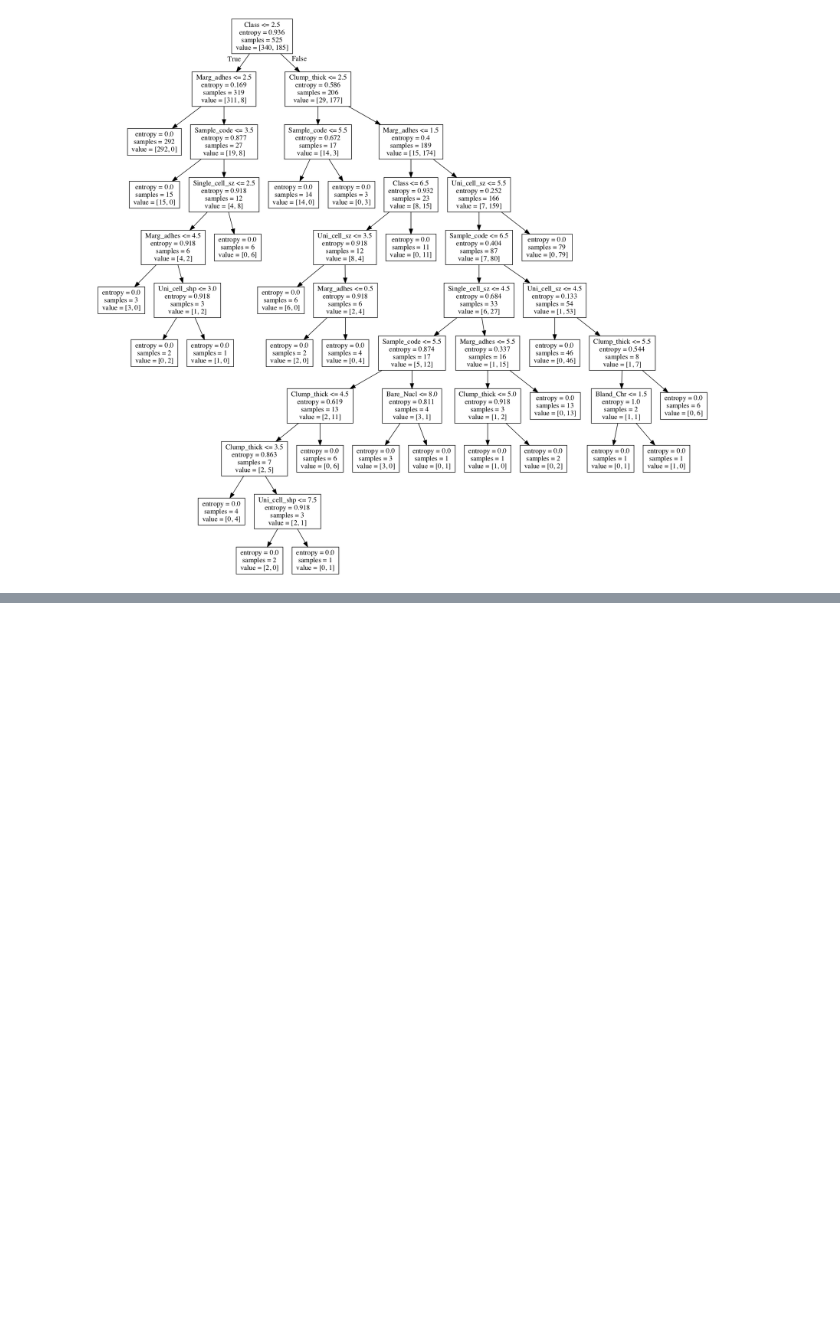
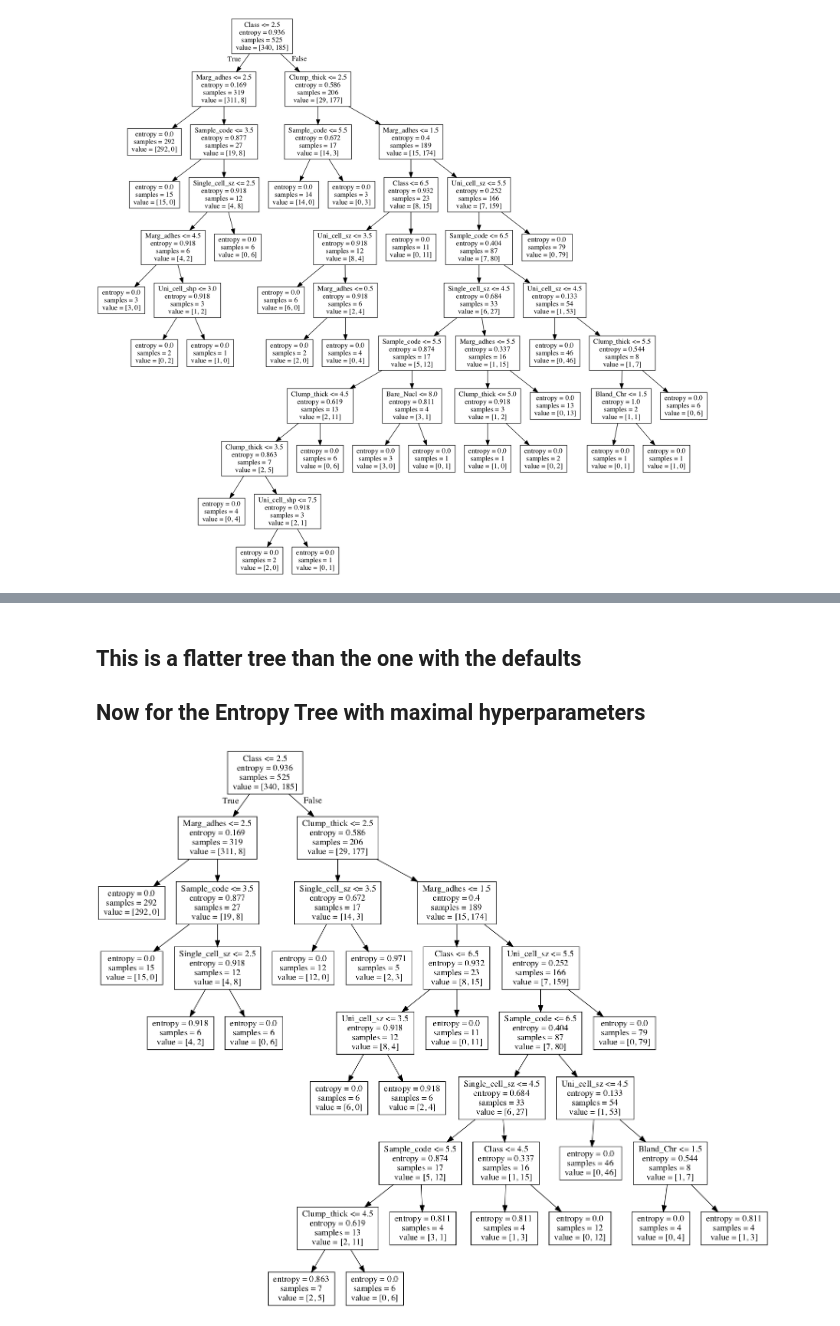
Before and after one commit to mutecypher/DataSci-420, a Jupyter notebook: MikePearson-L04-BreastCancer.ipynb, the cells around one changed output, grey strips where cells are left out. Drawn from its saved outputs; the diff is of its cells as text; code cells hidden in the pictures; blank space fills up the shorter version.

```diff
--- a/MikePearson-L04-BreastCancer.ipynb
+++ b/MikePearson-L04-BreastCancer.ipynb
@@ -265,0 +614,32 @@ Image(filename='dtree.png', width=1000, height=1000)
+# %% [markdown]
+## This is a flatter tree than the one with the defaults
+
+## Now for the Entropy Tree with maximal hyperparameters
+# %%
+#create a visualization of the tree -- must install graphviz and pydot2 packages for this to work
+from sklearn import tree
+dotfile = open("dtree.dot", 'w')
+## do the gini classification with the best parameters
+model_ent = DecisionTreeClassifier(max_depth = 8, criterion='entropy', random_state = 101, min_samples_split = 2,
+                                          min_samples_leaf = 4).fit(X_train, y_train)
+y_ent_pred = model_ent.predict(X_test)
+misclassified_ent_points = (y_test != y_ent_pred).sum()
+fpr, tpr, threshold = roc_curve(y_test, y_ent_pred)
+accur = accuracy_score(y_test, y_ent_pred)*100
+acc_AUC = auc(fpr,tpr)
+tree.export_graphviz(model_ent, out_file = dotfile, feature_names = colnames[0:9])
+dotfile.close()
+
+# Convert the dot file to a png
+import os
+os.system("dot -Tpng dtree.dot -o dtree.png")
+
+# Convert the dot file to a png
+#from subprocess import check_call
+#check_call(['dot','-Tpng','dtree.dot','-o','dtree.png'])
+
+# show the png
+from IPython.display import Image
+Image(filename='dtree.png', width=1000, height=1000)
+# %% [output]
+[figure, added]
```
Also changed, not shown: parts of 18 cells of this notebook, 4 other files.
